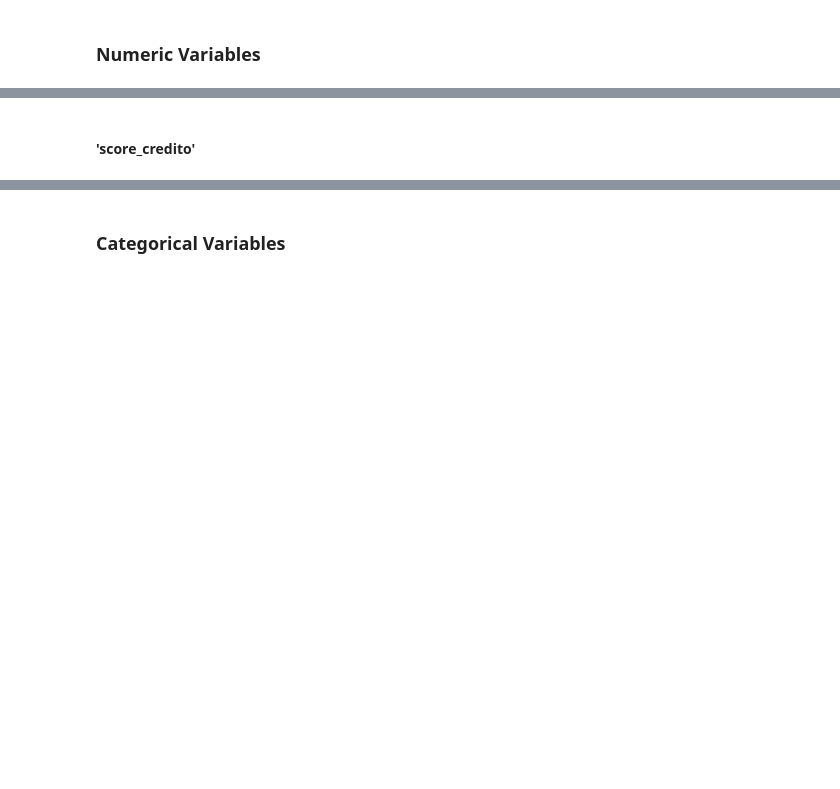
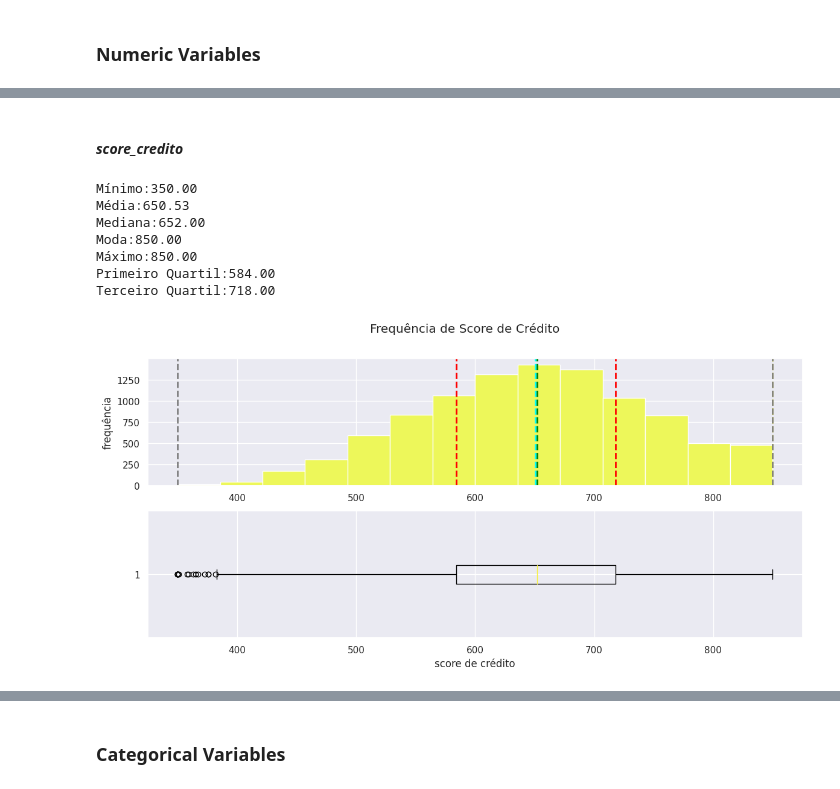
Before and after one commit to rodrigo-rngl/data-science-portfolio, a Jupyter notebook: top-bank-churn-predict/notebooks/Project Clients Churn Predict - V2.ipynb, the cells around one changed output, grey strips where cells are left out. Cells and saved outputs as stored; diff of their text form; code cells hidden in the pictures; blank space fills up the shorter version.

```diff
--- a/top-bank-churn-predict/notebooks/Project Clients Churn Predict - V2.ipynb
+++ b/top-bank-churn-predict/notebooks/Project Clients Churn Predict - V2.ipynb
@@ -53,11 +53,8 @@ warnings.filterwarnings('ignore')
 ## Helper Functions
 # %%
 def numeric_descriptive_statistical(numeric_attributes):
-    #Central Tendency - Mean, Median
     mean = pd.DataFrame(numeric_attributes.apply(np.mean)).T
     median = pd.DataFrame(numeric_attributes.apply(np.median)).T
-
-    #Dispersion - Std, Min, Max, range, skew, kurtosis
     standard_deviation = pd.DataFrame(numeric_attributes.apply(np.std)).T
     minimum = pd.DataFrame(numeric_attributes.apply(np.min)).T
     maximum = pd.DataFrame(numeric_attributes.apply(np.max)).T
@@ -84,16 +81,16 @@ def show_univariate_numeric_distribution(numeric_column, bins, title, ylabel, xl
     mean_val = numeric_column.mean()
     med_val = numeric_column.median()
     mod_val = numeric_column.mode()[0]
+    first_quartile_val= np.percentile(numeric_column, 25)
+    third_quartile_val = np.percentile(numeric_column, 75)
 
-    print('Mínimo:{:.2f}\nMédia:{:.2f}\nMediana:{:.2f}\nModa:{:.2f}\nMáximo:{:.2f}\n'.format(min_val,
-                                                                                            mean_val,
-                                                                                            med_val,
-                                                                                            mod_val,
-                                                                                            max_val))
-
+    print('Mínimo:{:.2f}\nMédia:{:.2f}\nMediana:{:.2f}\nModa:{:.2f}\nMáximo:{:.2f}\nPrimeiro Quartil:{:.2f}\nTerceiro Quartil:{:.2f}'.format(min_val, mean_val,
+                                                                                                                                             med_val, mod_val, max_val,
+                                                                                                                                             first_quartile_val,
+                                                                                                                                             third_quartile_val))
 
     # Create a figure for 2 subplots (2 rows, 1 column)
-    fig, ax = plt.subplots(2, 1, figsize = (18,6))
+    fig, ax = plt.subplots(2, 1, figsize = (14,6))
 
     # Plot the histogram
     ax[0].hist(numeric_column, bins= bins)
@@ -101,9 +98,11 @@ def show_univariate_numeric_distribution(numeric_column, bins, title, ylabel, xl
 
     # Add lines for the mean, median, and mode
     ax[0].axvline(x=min_val, color = 'gray', linestyle='dashed', linewidth = 2)
+    ax[0].axvline(x=first_quartile_val, color = 'red', linestyle='dashed', linewidth = 2)
     ax[0].axvline(x=mean_val, color = 'cyan', linestyle='dashed', linewidth = 2)
-    ax[0].axvline(x=med_val, color = 'red', linestyle='dashed', linewidth = 2)
+    ax[0].axvline(x=med_val, color = 'green', linestyle='dashed', linewidth = 2)
     ax[0].axvline(x=mod_val, color = 'yellow', linestyle='dashed', linewidth = 2)
+    ax[0].axvline(x=third_quartile_val, color = 'red', linestyle='dashed', linewidth = 2)
     ax[0].axvline(x=max_val, color = 'gray', linestyle='dashed', linewidth = 2)
 
     # Plot the boxplot
@@ -121,14 +120,16 @@ def jupyter_settings():
     %matplotlib inline
     %pylab inline
     plt.style.use( 'bmh' )
-    plt.rcParams['figure.figsize'] = [15, 3]
+    plt.rcParams['figure.figsize'] = [14, 6]
     plt.rcParams['font.size'] = 24
 
     display(HTML('<style>.container { width:100% !important; }</style>'))
     pd.options.display.max_columns = 50
     pd.options.display.max_rows= False
     pd.set_option( 'display.expand_frame_repr', False )
+
     sns.set()
+    sns.set_palette('Wistia', 11)
 jupyter_settings()
 # %% [output]
 %pylab is deprecated, use %matplotlib inline and import the required libraries.
@@ -747,9 +775,18 @@ numeric_descriptive_statistical(numeric_attributes)
 # %% [markdown]
-#### 'score_credito'
+#### *score_credito*
 # %%
 column = numeric_attributes['score_credito']
 bins = n_bins(column)
-title = "Score de Crédtio"
+title = "Frequência de Score de Crédito"
 ylabel = "frequência"
-xlabel = "score"
+xlabel = "score de crédito"
 show_univariate_numeric_distribution(column, bins= bins, title= title, ylabel= ylabel, xlabel= xlabel)
+# %% [output]
+Mínimo:350.00
+Média:650.53
+Mediana:652.00
+Moda:850.00
+Máximo:850.00
+Primeiro Quartil:584.00
+Terceiro Quartil:718.00
+[figure, added]
```
Also changed, not shown: parts of 46 cells of this notebook.
